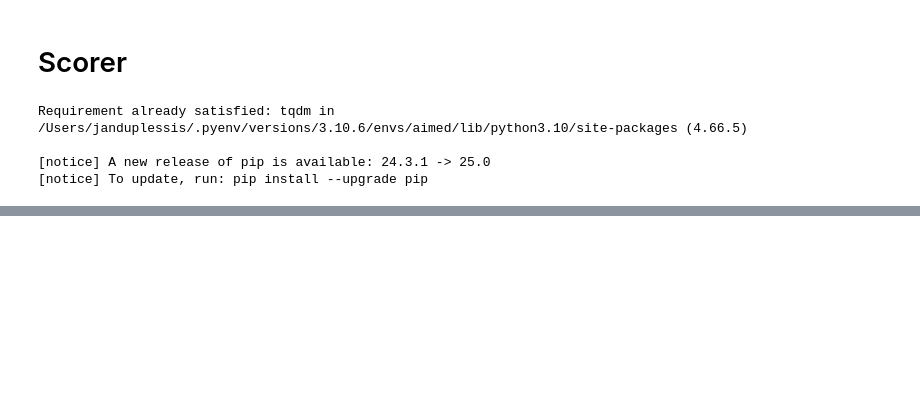
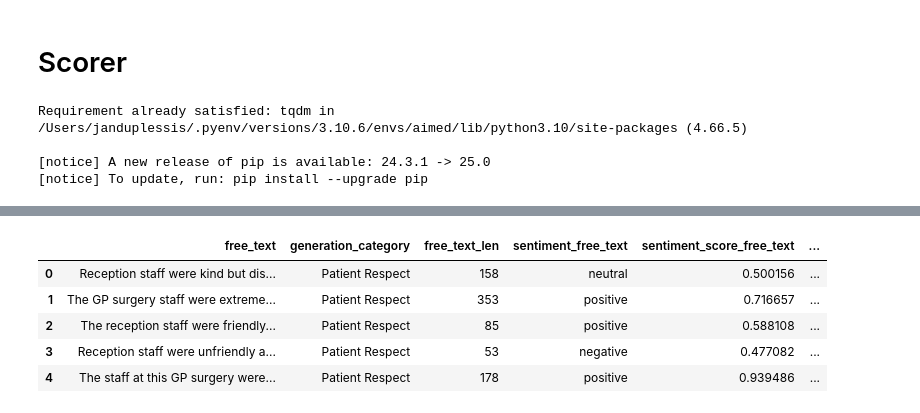
Before and after one commit to janduplessis883/ai-medreview, a Jupyter notebook: notebooks/Fake GP Reviews - FAKE Reviews SCORER.ipynb, the cells around one changed output, grey strips where cells are left out. Cells and saved outputs as stored; diff of their text form; code cells hidden in the pictures; blank space fills up the shorter version.

```diff
--- a/notebooks/Fake GP Reviews - FAKE Reviews SCORER.ipynb
+++ b/notebooks/Fake GP Reviews - FAKE Reviews SCORER.ipynb
@@ -116,0 +148,9 @@ fake_data.to_csv('../ai_medreview/data/fake_gp_reviews_01_processed.csv', index=
+# %%
+df3.head()
+# %% [output]
+|  | free_text | generation_category | free_text_len | sentiment_free_text | sentiment_score_free_text | ... |
+| 0 | Reception staff were kind but dis... | Patient Respect | 158 | neutral | 0.500156 | ... |
+| 1 | The GP surgery staff were extreme... | Patient Respect | 353 | positive | 0.716657 | ... |
+| 2 | The reception staff were friendly... | Patient Respect | 85 | positive | 0.588108 | ... |
+| 3 | Reception staff were unfriendly a... | Patient Respect | 53 | negative | 0.477082 | ... |
+| 4 | The staff at this GP surgery were... | Patient Respect | 178 | positive | 0.939486 | ... |
```
Also changed, not shown: parts of 7 cells of this notebook, 3 other files.
